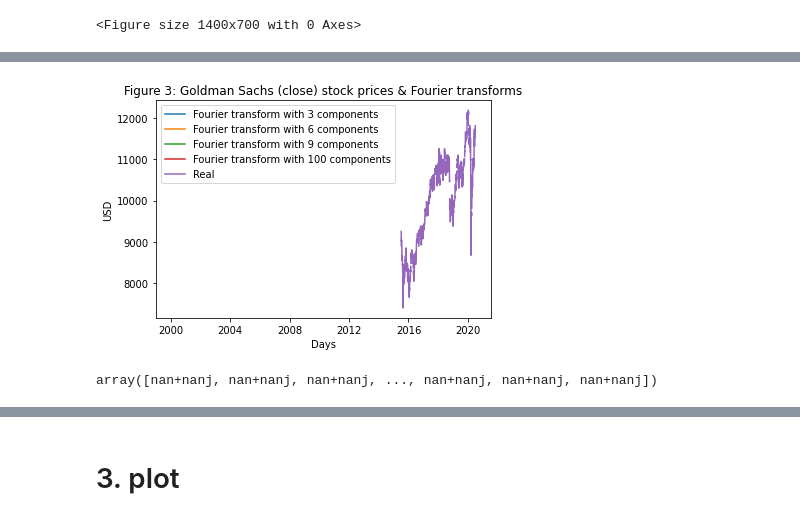
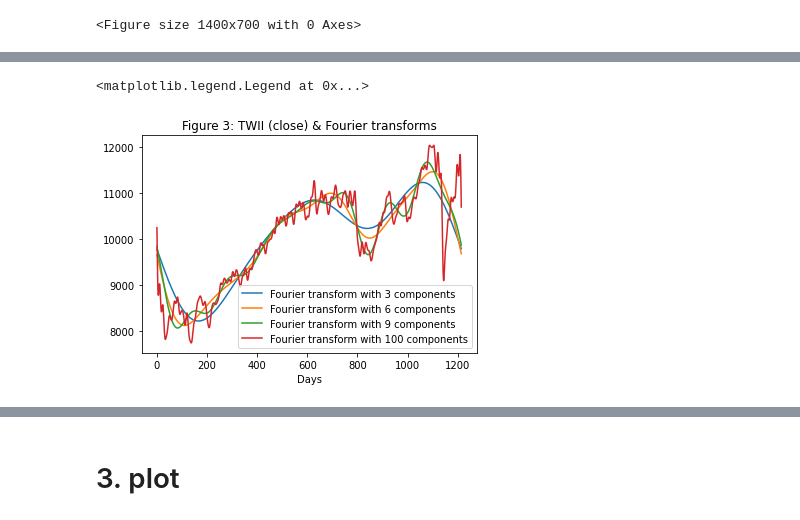
Before and after one commit to tewei0328/teach-TS, a Jupyter notebook: TS_datareader_Fourier_markup.ipynb, the cells around one changed output, grey strips where cells are left out. Cells and saved outputs as stored; diff of their text form; code cells hidden in the pictures.

```diff
--- a/TS_datareader_Fourier_markup.ipynb
+++ b/TS_datareader_Fourier_markup.ipynb
@@ -88,13 +90,19 @@ https://github.com/tewei0328/stockpredictionai#fouriertransform
+# %%
+import pandas_datareader as pdr
+df_many = pdr.DataReader(['^TWII', '^GSPC', '^VIX'], 'yahoo')
+df=df_many.Close
 # %%
 import numpy as np
 import pandas as pd
 import matplotlib.pyplot as plt
 # %%
 """ Code to create the Fuorier trasfrom  """
-#data_FT = dataset_ex_df[['Date', 'GS']]
+#-----------------------------------------------
 #1.要先將series資料轉成list, 再轉成np的array, 如此才能使用np的fast Fourier transform
 data_FT = df['^TWII']
+data_FT=data_FT.dropna() #除去空值, 否則fft會跑不出來結果
 close_fft = np.fft.fft(np.asarray(data_FT.tolist()))
+#-----------------------------------------------
 #2.畫圖前, 要先將資料載回dataframe
 fft_df = pd.DataFrame({'fft':close_fft})
 fft_df['absolute'] = fft_df['fft'].apply(lambda x: np.abs(x))
@@ -108,18 +133,13 @@ plt.show()
 # %%
 fft_list = np.asarray(fft_df['fft'].tolist())
 for num_ in [3, 6, 9, 100]:
     fft_list_m10= np.copy(fft_list); fft_list_m10[num_:-num_]=0
     plt.plot(np.fft.ifft(fft_list_m10), label='Fourier transform with {} components'.format(num_))
-#plt.plot(data_FT['GS'],  label='Real')
-plt.plot(data_FT,  label='Real')
+
 plt.xlabel('Days')
-plt.ylabel('USD')
-plt.title('Figure 3: Goldman Sachs (close) stock prices & Fourier transforms')
+plt.ylabel('')
+plt.title('Figure 3: TWII (close) & Fourier transforms')
 plt.legend()
-plt.show()
 # %% [output]
+<matplotlib.legend.Legend at 0x...>
-[figure, old version]
+[figure, new version]
-# %%
-fft_list
-# %% [output]
-array([nan+nanj, nan+nanj, nan+nanj, ..., nan+nanj, nan+nanj, nan+nanj])
```
Also changed, not shown: parts of 7 cells of this notebook.
